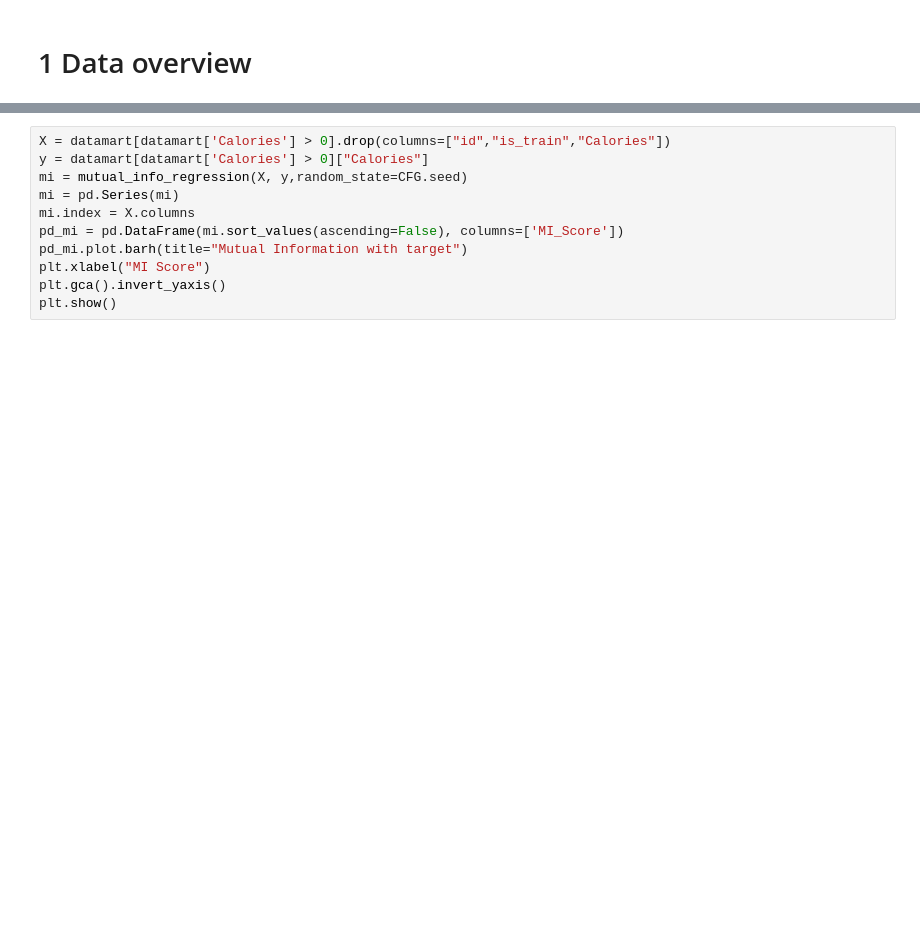
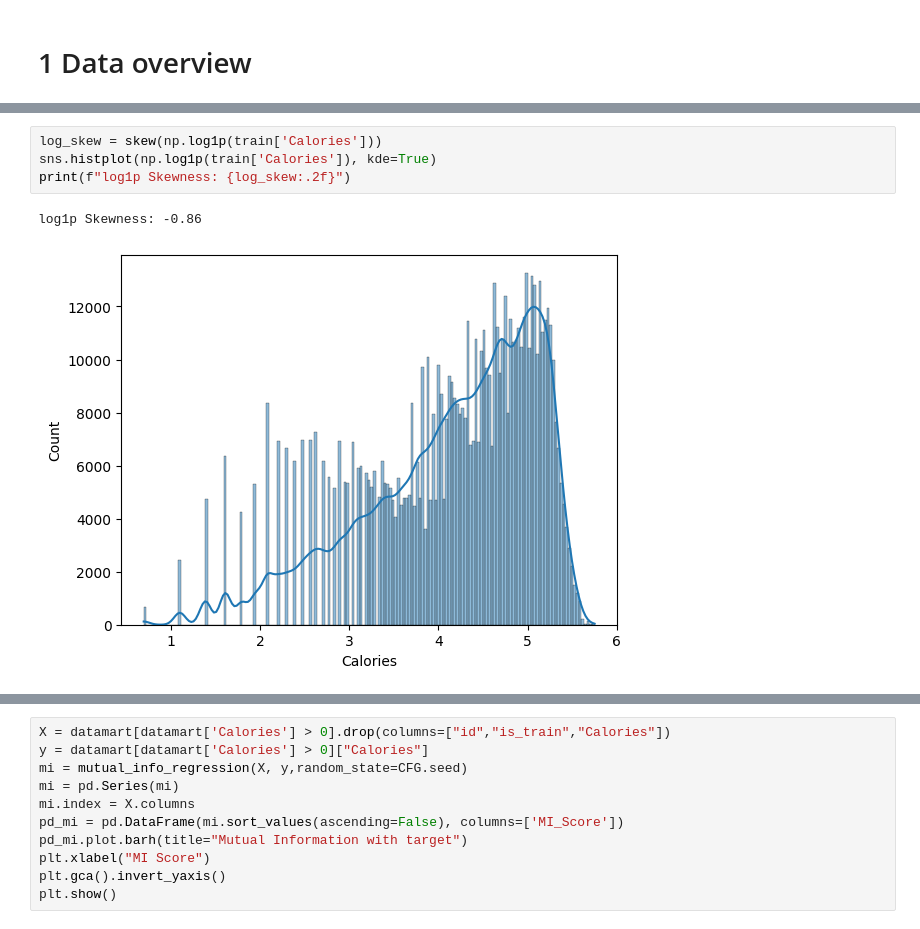
Before and after one commit to seiless/Kaggle, a Jupyter notebook: playground-series-s5e5/playground-series-s5e5.ipynb, the cells around one changed output, grey strips where cells are left out. Drawn from its saved outputs; the diff is of its cells as text; blank space fills up the shorter version.

```diff
--- a/playground-series-s5e5/playground-series-s5e5.ipynb
+++ b/playground-series-s5e5/playground-series-s5e5.ipynb
@@ -46,0 +66,7 @@ datamart.describe()
+# %%
+log_skew = skew(np.log1p(train['Calories']))
+sns.histplot(np.log1p(train['Calories']), kde=True)
+print(f"log1p Skewness: {log_skew:.2f}")
+# %% [output]
+log1p Skewness: -0.86
+[figure, added]
```
Also changed, not shown: parts of 18 cells of this notebook, 10 other files.
